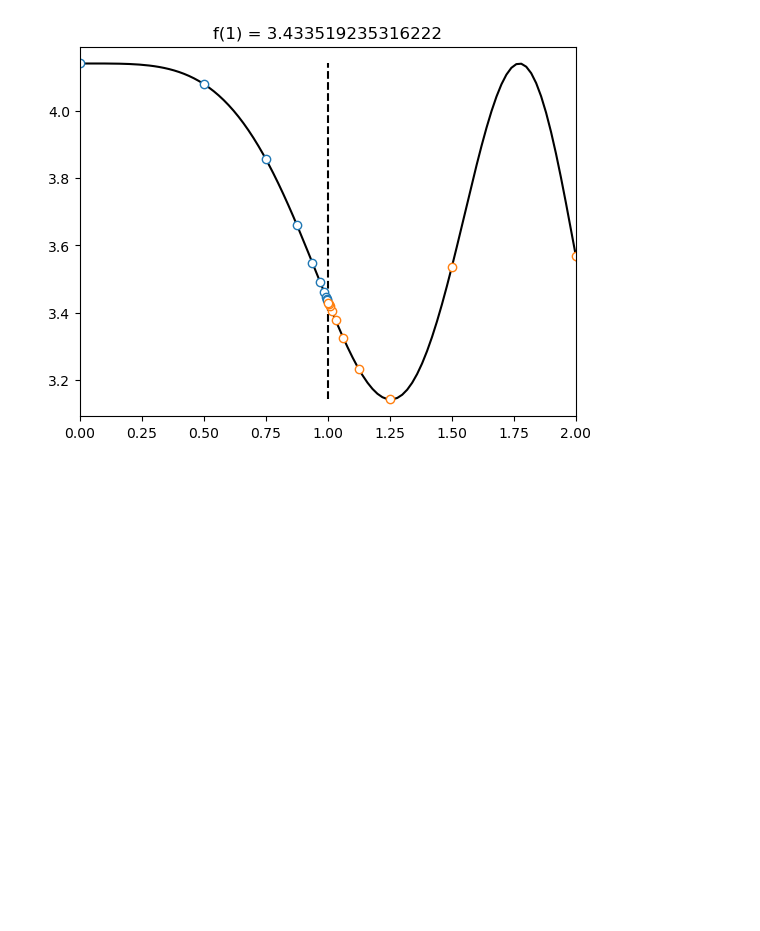
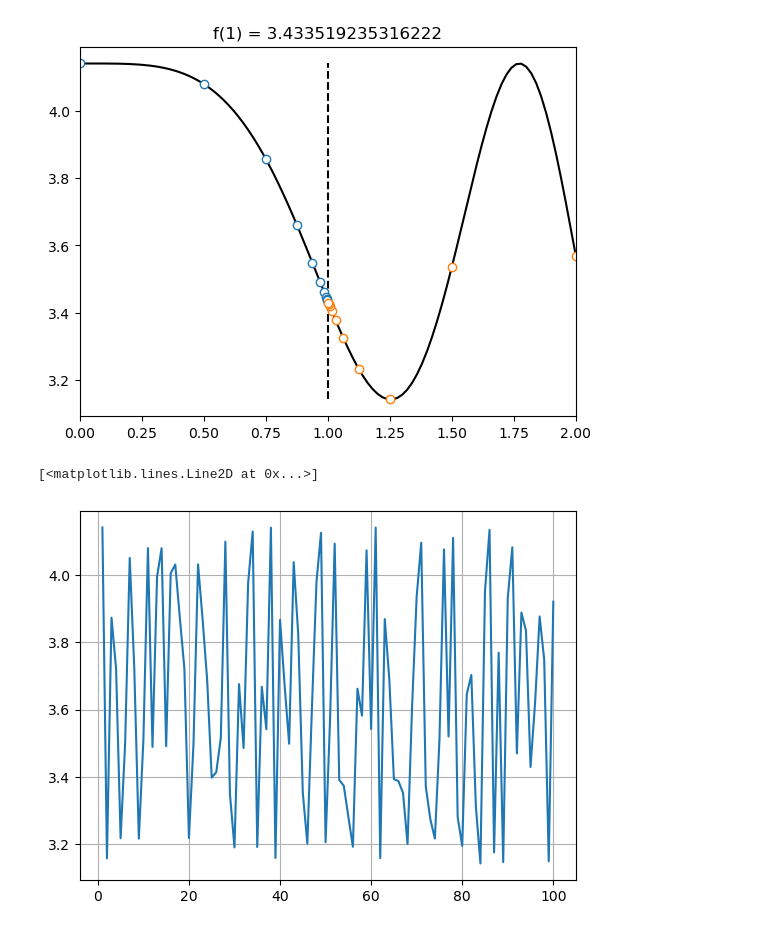
Before and after one commit to BrentGrammer/PROGNOTES, a Jupyter notebook: Calculus/zenosparadox.ipynb, the cells around one changed output. Cells and saved outputs as stored; diff of their text form; code cells hidden in the pictures; blank space fills up the shorter version.

```diff
--- a/Calculus/zenosparadox.ipynb
+++ b/Calculus/zenosparadox.ipynb
@@ -90,3 +90,27 @@ plt.show()
 # This demonstrates the idea of limits
 # %% [output]
 [figure]
+# %%
+# basic iteration
+def fx(u):
+    return np.cos(u**2)**2 + np.pi
+
+iterations = 100
+
+seed = .00001
+
+x = np.linspace(1, iterations, iterations, dtype=int)
+y = np.zeros(iterations)
+input = seed
+
+for i in range(iterations):
+    output = fx(input)
+    y[i] = output
+    input = output
+
+
+plt.grid()
+plt.plot(x,y)
+# %% [output]
+[<matplotlib.lines.Line2D at 0x...>]
+[figure, added]
```
